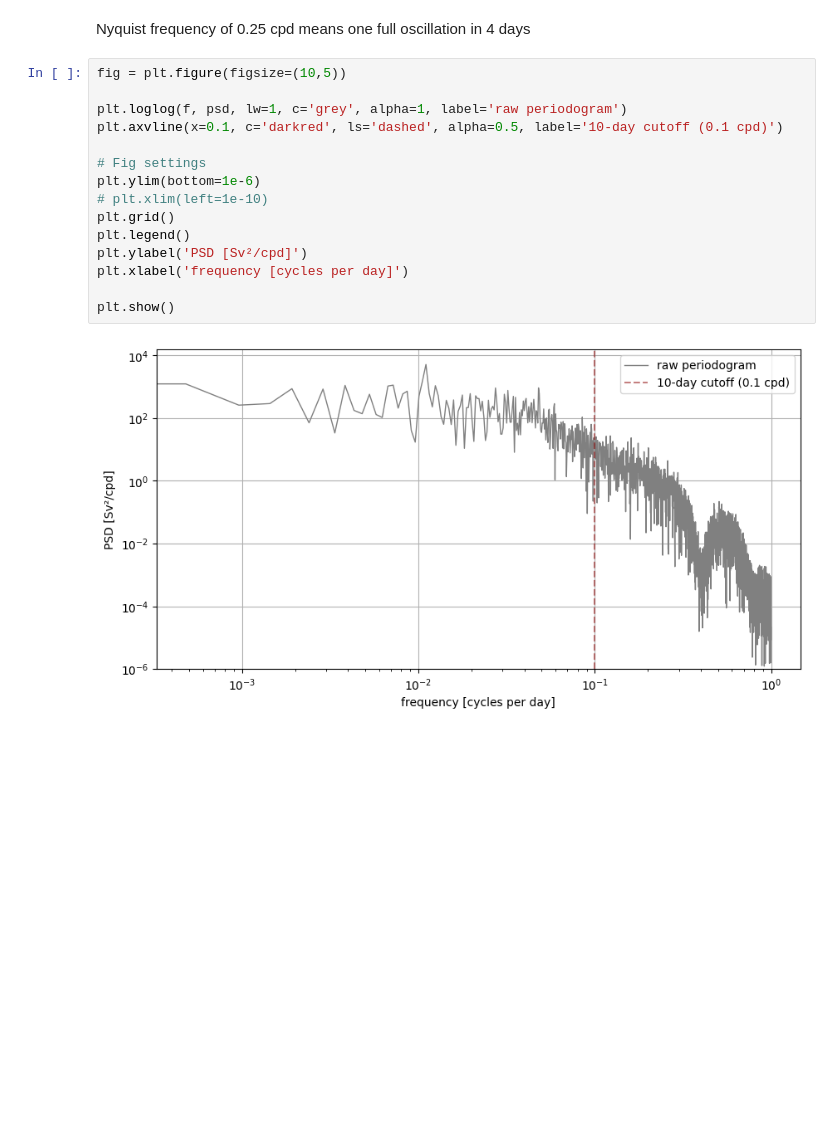
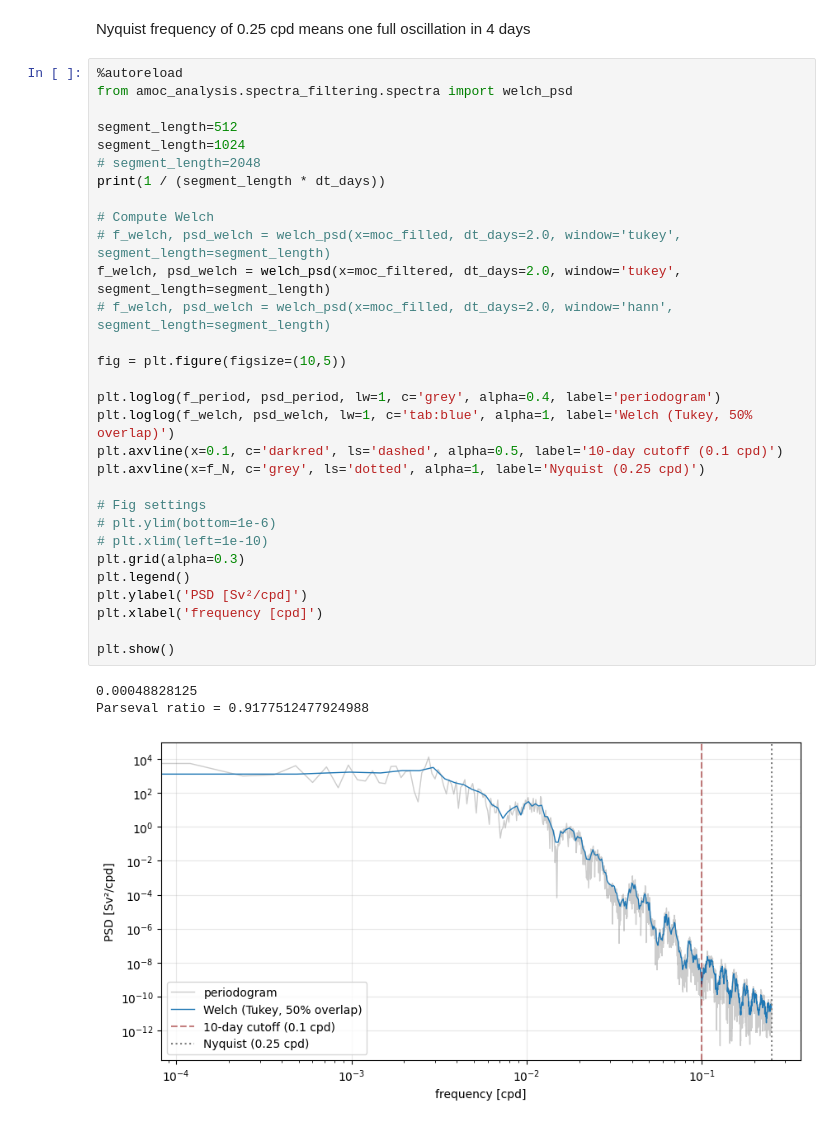
Before and after one commit to stine-fohrmann/data-analysis-assignment1, a Jupyter notebook: notebooks/testing.ipynb, the cells around one changed output. Cells and saved outputs as stored; diff of their text form; blank space fills up the shorter version.

```diff
--- a/notebooks/testing.ipynb
+++ b/notebooks/testing.ipynb
@@ -35,19 +108,36 @@ Nyquist frequency f_N = 0.25 cycles per day (cpd)
 # %% [markdown]
 Nyquist frequency of 0.25 cpd means one full oscillation in 4 days
-# %%
-fig = plt.figure(figsize=(10,5))
-
-plt.loglog(f, psd, lw=1, c='grey', alpha=1, label='raw periodogram')
-plt.axvline(x=0.1, c='darkred', ls='dashed', alpha=0.5, label='10-day cutoff (0.1 cpd)')
-
-# Fig settings
-plt.ylim(bottom=1e-6)
-# plt.xlim(left=1e-10)
-plt.grid()
-plt.legend()
-plt.ylabel('PSD [Sv²/cpd]')
-plt.xlabel('frequency [cycles per day]')
-
-plt.show()
-# %% [output]
-[figure, removed]
+# %%
+%autoreload
+from amoc_analysis.spectra_filtering.spectra import welch_psd
+
+segment_length=512
+segment_length=1024
+# segment_length=2048
+print(1 / (segment_length * dt_days))
+
+# Compute Welch
+# f_welch, psd_welch = welch_psd(x=moc_filled, dt_days=2.0, window='tukey', segment_length=segment_length)
+f_welch, psd_welch = welch_psd(x=moc_filtered, dt_days=2.0, window='tukey', segment_length=segment_length)
+# f_welch, psd_welch = welch_psd(x=moc_filled, dt_days=2.0, window='hann', segment_length=segment_length)
+
+fig = plt.figure(figsize=(10,5))
+
+plt.loglog(f_period, psd_period, lw=1, c='grey', alpha=0.4, label='periodogram')
+plt.loglog(f_welch, psd_welch, lw=1, c='tab:blue', alpha=1, label='Welch (Tukey, 50% overlap)')
+plt.axvline(x=0.1, c='darkred', ls='dashed', alpha=0.5, label='10-day cutoff (0.1 cpd)')
+plt.axvline(x=f_N, c='grey', ls='dotted', alpha=1, label='Nyquist (0.25 cpd)')
+
+# Fig settings
+# plt.ylim(bottom=1e-6)
+# plt.xlim(left=1e-10)
+plt.grid(alpha=0.3)
+plt.legend()
+plt.ylabel('PSD [Sv²/cpd]')
+plt.xlabel('frequency [cpd]')
+
+plt.show()
+# %% [output]
+0.00048828125
+Parseval ratio = 0.9177512477924988
+[figure, added]
```
Also changed, not shown: parts of 5 cells of this notebook, 2 other files.
